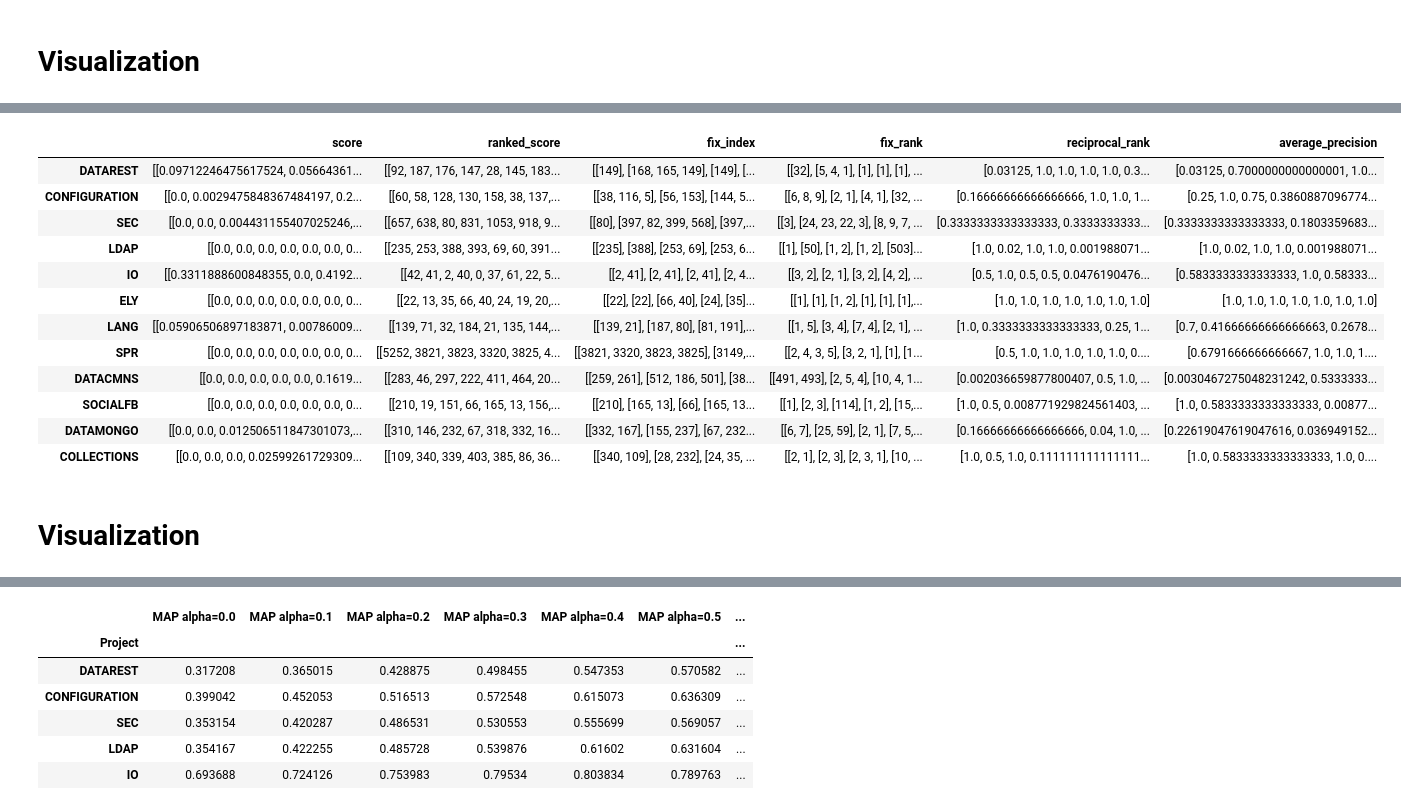
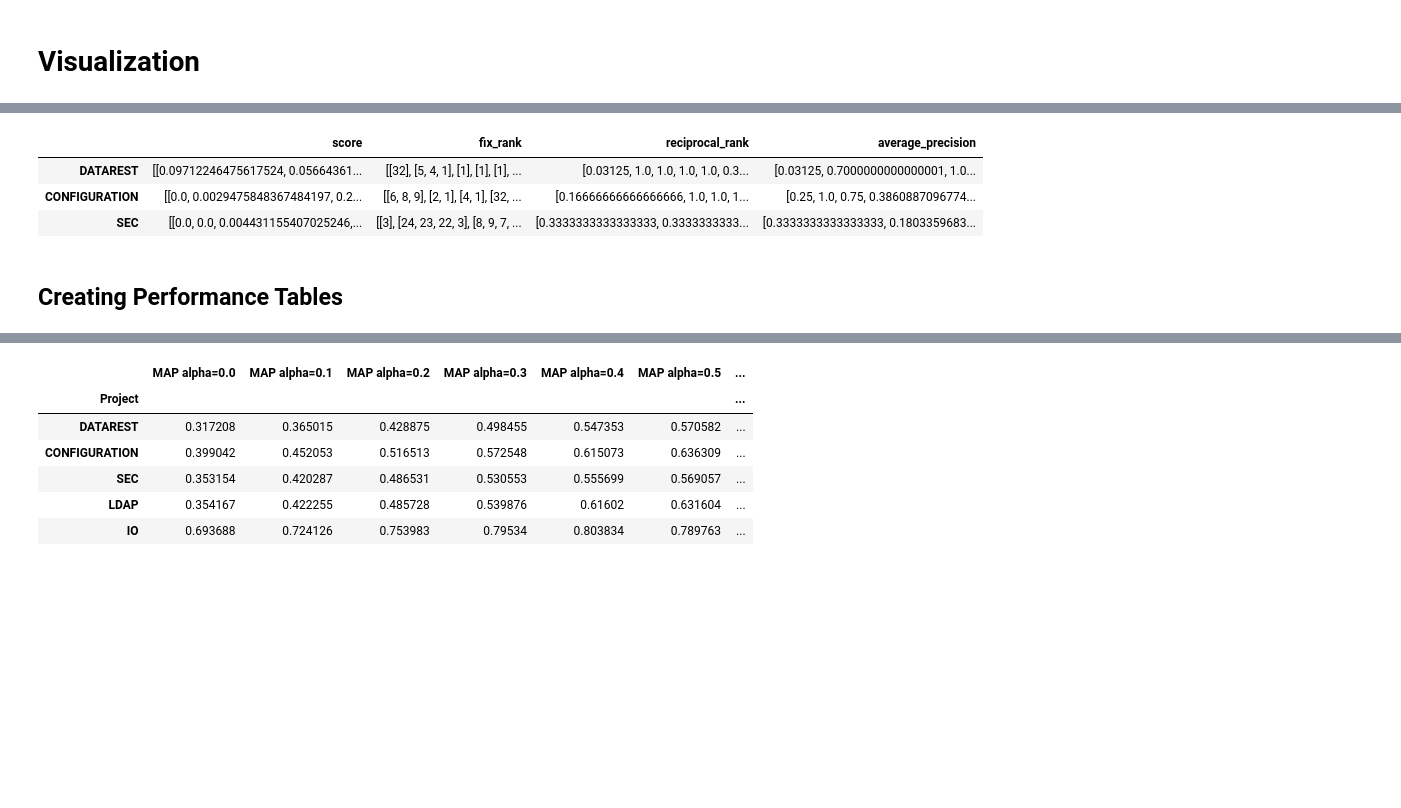
Before and after one commit to JeremyOlea/BugLocator, a Jupyter notebook: Method2.ipynb, the cells around one changed output, grey strips where cells are left out. Drawn from its saved outputs; the diff is of its cells as text; code cells hidden in the pictures; blank space fills up the shorter version.

Commit message:
Finish visualizations

```diff
--- a/Method2.ipynb
+++ b/Method2.ipynb
@@ -588,23 +578,14 @@ all_combined_alpha_df = []
 for alpha in ['0.0', '0.1', '0.2', '0.3', '0.4', '0.5', '0.6', '0.7', '0.8', '0.9', '1.0',]:
     all_combined_alpha_df.append(pd.DataFrame(combined_eval_scores[alpha]).transpose())
 # %%
-all_combined_alpha_df[10].head(12)
+all_combined_alpha_df[10].head(3)
 # %% [output]
-|  | score | ranked_score | fix_index | fix_rank | reciprocal_rank | average_precision |
-| DATAREST | [[0.09712246475617524, 0.05664361... | [[92, 187, 176, 147, 28, 145, 183... | [[149], [168, 165, 149], [149], [... | [[32], [5, 4, 1], [1], [1], [1], ... | [0.03125, 1.0, 1.0, 1.0, 1.0, 0.3... | [0.03125, 0.7000000000000001, 1.0... |
-| CONFIGURATION | [[0.0, 0.0029475848367484197, 0.2... | [[60, 58, 128, 130, 158, 38, 137,... | [[38, 116, 5], [56, 153], [144, 5... | [[6, 8, 9], [2, 1], [4, 1], [32, ... | [0.16666666666666666, 1.0, 1.0, 1... | [0.25, 1.0, 0.75, 0.3860887096774... |
-| SEC | [[0.0, 0.0, 0.004431155407025246,... | [[657, 638, 80, 831, 1053, 918, 9... | [[80], [397, 82, 399, 568], [397,... | [[3], [24, 23, 22, 3], [8, 9, 7, ... | [0.3333333333333333, 0.3333333333... | [0.3333333333333333, 0.1803359683... |
-| LDAP | [[0.0, 0.0, 0.0, 0.0, 0.0, 0.0, 0... | [[235, 253, 388, 393, 69, 60, 391... | [[235], [388], [253, 69], [253, 6... | [[1], [50], [1, 2], [1, 2], [503]... | [1.0, 0.02, 1.0, 1.0, 0.001988071... | [1.0, 0.02, 1.0, 1.0, 0.001988071... |
-| IO | [[0.3311888600848355, 0.0, 0.4192... | [[42, 41, 2, 40, 0, 37, 61, 22, 5... | [[2, 41], [2, 41], [2, 41], [2, 4... | [[3, 2], [2, 1], [3, 2], [4, 2], ... | [0.5, 1.0, 0.5, 0.5, 0.0476190476... | [0.5833333333333333, 1.0, 0.58333... |
-| ELY | [[0.0, 0.0, 0.0, 0.0, 0.0, 0.0, 0... | [[22, 13, 35, 66, 40, 24, 19, 20,... | [[22], [22], [66, 40], [24], [35]... | [[1], [1], [1, 2], [1], [1], [1],... | [1.0, 1.0, 1.0, 1.0, 1.0, 1.0, 1.0] | [1.0, 1.0, 1.0, 1.0, 1.0, 1.0, 1.0] |
-| LANG | [[0.05906506897183871, 0.00786009... | [[139, 71, 32, 184, 21, 135, 144,... | [[139, 21], [187, 80], [81, 191],... | [[1, 5], [3, 4], [7, 4], [2, 1], ... | [1.0, 0.3333333333333333, 0.25, 1... | [0.7, 0.41666666666666663, 0.2678... |
-| SPR | [[0.0, 0.0, 0.0, 0.0, 0.0, 0.0, 0... | [[5252, 3821, 3823, 3320, 3825, 4... | [[3821, 3320, 3823, 3825], [3149,... | [[2, 4, 3, 5], [3, 2, 1], [1], [1... | [0.5, 1.0, 1.0, 1.0, 1.0, 1.0, 0.... | [0.6791666666666667, 1.0, 1.0, 1.... |
-| DATACMNS | [[0.0, 0.0, 0.0, 0.0, 0.0, 0.1619... | [[283, 46, 297, 222, 411, 464, 20... | [[259, 261], [512, 186, 501], [38... | [[491, 493], [2, 5, 4], [10, 4, 1... | [0.002036659877800407, 0.5, 1.0, ... | [0.0030467275048231242, 0.5333333... |
-| SOCIALFB | [[0.0, 0.0, 0.0, 0.0, 0.0, 0.0, 0... | [[210, 19, 151, 66, 165, 13, 156,... | [[210], [165, 13], [66], [165, 13... | [[1], [2, 3], [114], [1, 2], [15,... | [1.0, 0.5, 0.008771929824561403, ... | [1.0, 0.5833333333333333, 0.00877... |
-| DATAMONGO | [[0.0, 0.0, 0.012506511847301073,... | [[310, 146, 232, 67, 318, 332, 16... | [[332, 167], [155, 237], [67, 232... | [[6, 7], [25, 59], [2, 1], [7, 5,... | [0.16666666666666666, 0.04, 1.0, ... | [0.22619047619047616, 0.036949152... |
-| COLLECTIONS | [[0.0, 0.0, 0.0, 0.02599261729309... | [[109, 340, 339, 403, 385, 86, 36... | [[340, 109], [28, 232], [24, 35, ... | [[2, 1], [2, 3], [2, 3, 1], [10, ... | [1.0, 0.5, 1.0, 0.111111111111111... | [1.0, 0.5833333333333333, 1.0, 0.... |
+|  | score | fix_rank | reciprocal_rank | average_precision |
+| DATAREST | [[0.09712246475617524, 0.05664361... | [[32], [5, 4, 1], [1], [1], [1], ... | [0.03125, 1.0, 1.0, 1.0, 1.0, 0.3... | [0.03125, 0.7000000000000001, 1.0... |
+| CONFIGURATION | [[0.0, 0.0029475848367484197, 0.2... | [[6, 8, 9], [2, 1], [4, 1], [32, ... | [0.16666666666666666, 1.0, 1.0, 1... | [0.25, 1.0, 0.75, 0.3860887096774... |
+| SEC | [[0.0, 0.0, 0.004431155407025246,... | [[3], [24, 23, 22, 3], [8, 9, 7, ... | [0.3333333333333333, 0.3333333333... | [0.3333333333333333, 0.1803359683... |
-# %% [markdown]
-# Visualization
+# %% [markdown]
+## Creating Performance Tables
 # %%
 def calculate_top_k(ranks, k):
     if len(ranks) <= 0:
```
Also changed, not shown: parts of 23 cells of this notebook, 1 other file.
